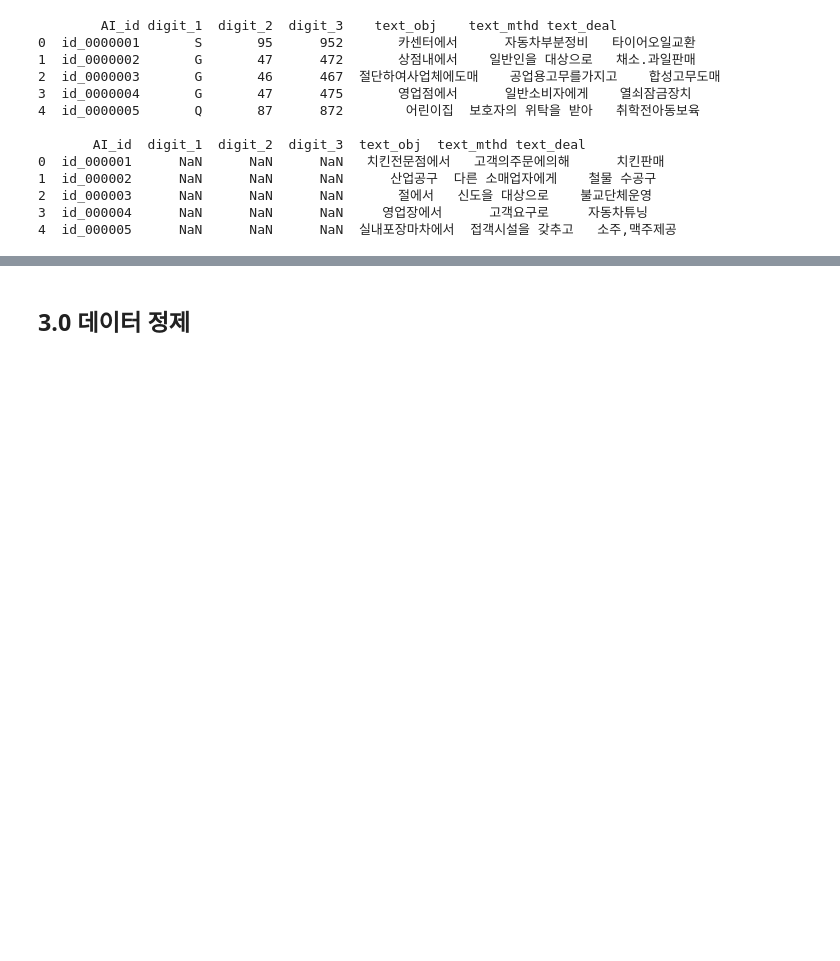
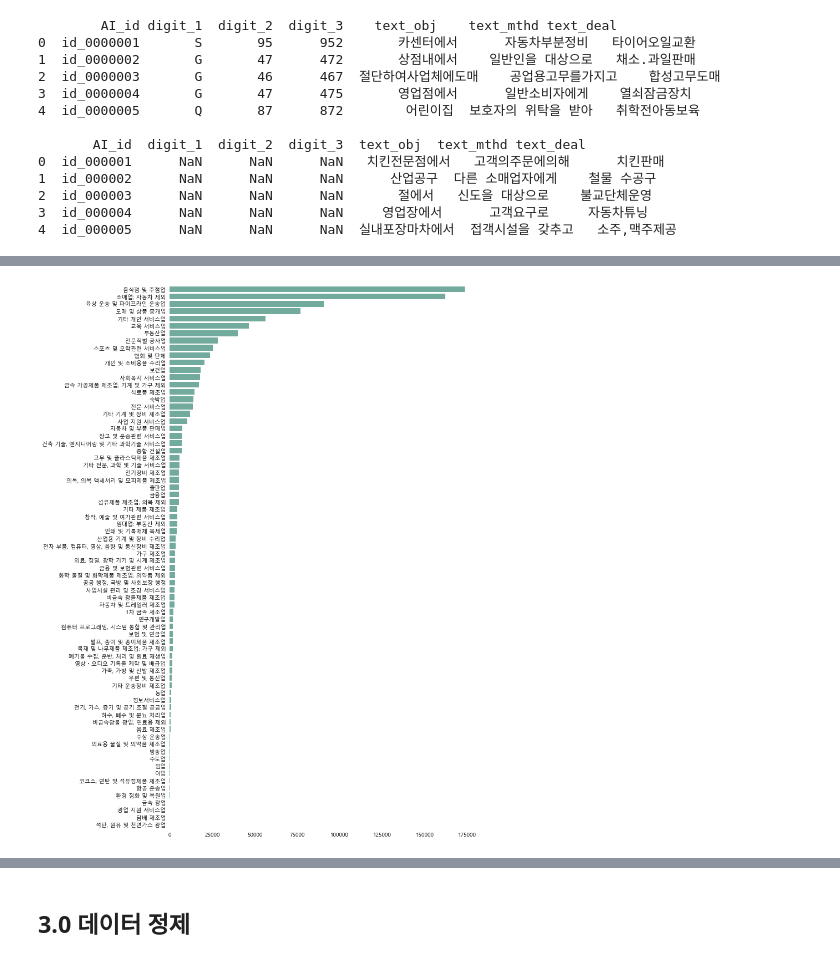
Before and after one commit to huitaek/contest-kostat-ai, a Jupyter notebook: preprocessing.ipynb, the cells around one changed output, grey strips where cells are left out. Saved outputs shown, nothing was run; the diff lists cells and outputs as text; code cells hidden in the pictures; blank space fills up the shorter version.

```diff
--- a/preprocessing.ipynb
+++ b/preprocessing.ipynb
@@ -90,0 +212,33 @@ memory usage: 5.3+ MB
+# %%
+# 중분류 분포 그래프
+
+digit_2_count = train.groupby(['digit_2'], as_index=False)['AI_id'].count()
+digit_2_count['digit_2'] = digit_2_count['digit_2'].replace(digit_2_dict)
+
+# Set the figure size
+plt.figure(figsize=(10, 18))
+
+# plot a bar chart
+sns.barplot(
+    x = 'AI_id', y = 'digit_2',
+    data = digit_2_count,
+    estimator=sum,
+    ci=None,
+    order = list(digit_2_count.sort_values('AI_id', ascending=False)['digit_2']),
+    color='#69b3a2');
+
+# Hide spines and ticks
+ax = plt.gca()
+ax.spines['right'].set_visible(False)
+ax.spines['top'].set_visible(False)
+ax.spines['left'].set_visible(False)
+ax.spines['bottom'].set_visible(False)
+plt.tick_params(bottom=False)
+plt.tick_params(left=False)
+plt.xlabel("")
+plt.ylabel("")
+
+
+plt.show()
+# %% [output]
+[figure, added]
```
Also changed, not shown: parts of 14 cells of this notebook, 2 other files.
